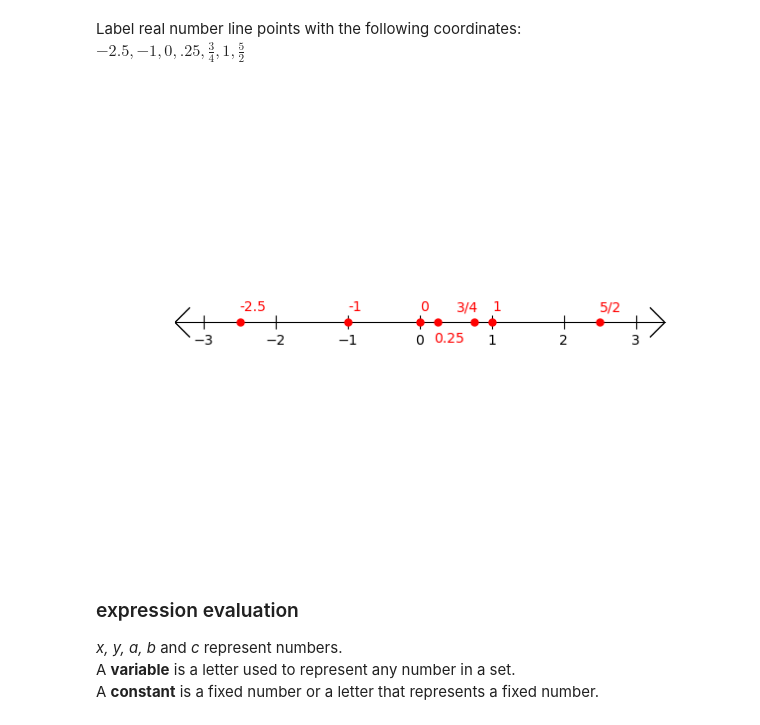
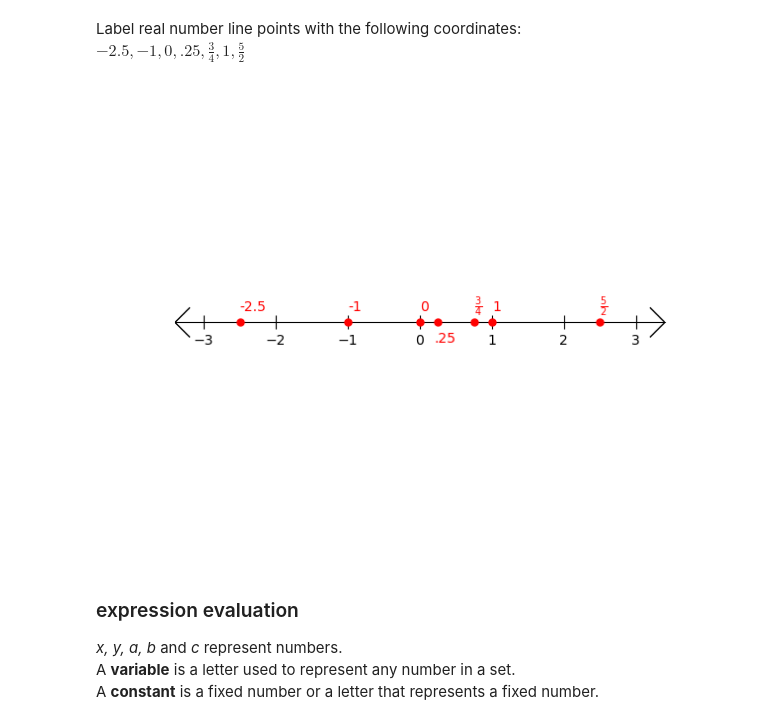
Before and after one commit to geraldwenzel/math_notebooks, a Jupyter notebook: math.ipynb, the cells around one changed output. Saved outputs shown, nothing was run; the diff lists cells and outputs as text; code cells hidden in the pictures.

```diff
--- a/math.ipynb
+++ b/math.ipynb
@@ -658,35 +658,36 @@ $-2.5, -1, 0, .25, \frac{3}{4}, 1, \frac{5}{2}$
 # %%
 fig, ax = plt.subplots(nrows=1)
 x_min = -3
 x_max = 3
 ax.set_ylim(-1, 1)
 ax.set_xlim(x_min - 0.4, x_max + 0.4)
 ax.set_xticks(range(x_min, x_max + 1))
 ax.set_yticks([])
 ax.tick_params(axis='x', direction='inout', length=10)
 ax.spines['bottom'].set_position('zero')
 ax.spines['bottom'].set_zorder(0)
 for dir in ['left', 'right', 'top']:
     ax.spines[dir].set_visible(False)
 ax.plot([x_min - 0.2, x_min - 0.4, x_min - 0.2], [0.2, 0, -0.2], color='black', lw=1)
 ax.plot([x_max + 0.2, x_max + 0.4, x_max + 0.2], [0.2, 0, -0.2], color='black', lw=1)
 
 for point in [-2.5, -1, 0, .25, Rational(3,4), 1, Rational(5,2)]:
     ax.plot(point, 0, linestyle='', marker='o', fillstyle='full', markerfacecolor='red', markeredgecolor='red',
             markersize=5, lw=2, zorder=3)
 
+# TODO: change pyplot-style to OO-style
 plt.annotate(text=-2.5, xy=(-2.5, .15), size=10, color='red')
 plt.annotate(text=-1, xy=(-1, .15), size=10, color='red')
 plt.annotate(text=0, xy=(0, .15), size=10, color='red')
-plt.annotate(text=.25, xy=(.2, -.28), size=10, color='red')
-plt.annotate(text=Rational(3,4), xy=(.5, .15), size=10, color='red')
+plt.annotate(text='.25', xy=(.2, -.28), size=10, color='red')
+plt.annotate(text=r'$\frac{3}{4}$', xy=(.75, .15), size=10, color='red')
 plt.annotate(text=1, xy=(1, .15), size=10, color='red')
-plt.annotate(text=Rational(5,2), xy=(5/2, .15), size=10, color='red')
+plt.annotate(text=r'$\frac{5}{2}$', xy=(5/2, .15), size=10, color='red')
 
 ax.set_aspect('equal')
 plt.show()
 # %% [output]
-[figure, old version]
+[figure, new version]
 # %% [markdown]
 ### expression evaluation
 *x, y, a, b* and _c_ represent numbers.
```
